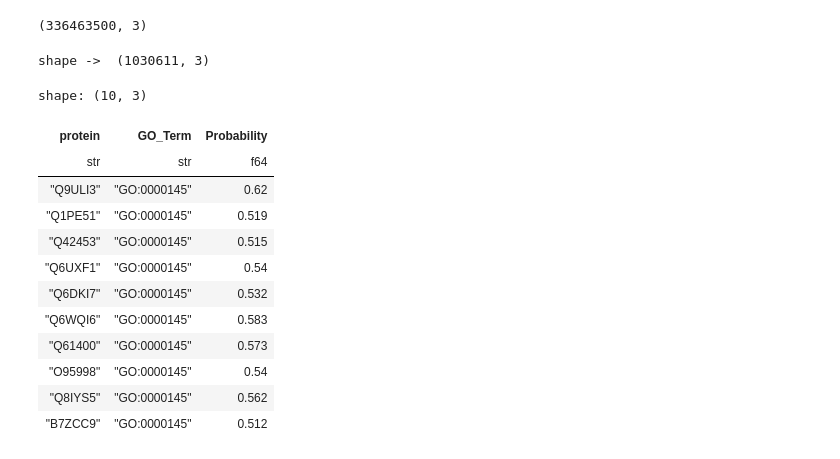
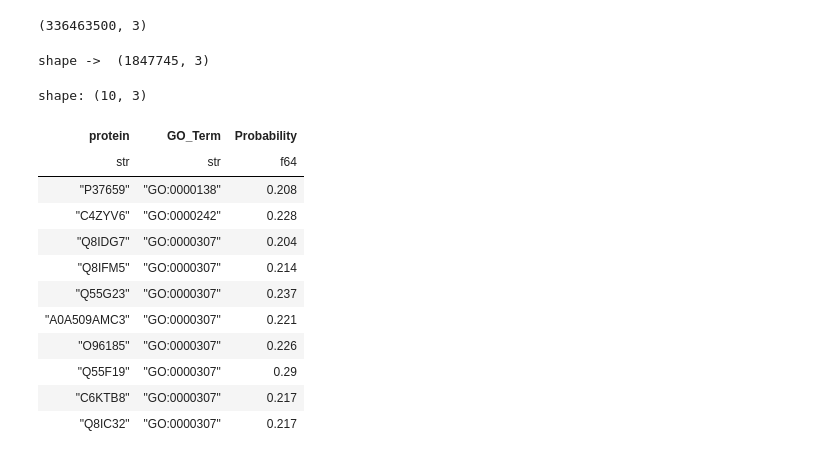
Before and after one commit to sumaniitm/cafa-6-protein-function-prediction-kaggle, a Jupyter notebook: cafa6-baseline-and-feature-engineering.ipynb, the cells around one changed output. Cells and saved outputs as stored; diff of their text form; code cells hidden in the pictures.

```diff
--- a/cafa6-baseline-and-feature-engineering.ipynb
+++ b/cafa6-baseline-and-feature-engineering.ipynb
@@ -484,3 +484,13 @@ valid_ds = generate_tf_datasets(p_df=x_valid, p_BATCH_SIZE_PER_REPLICA = 16, p_l
 train_ds.take(1)
 # %% [output]
 <_TakeDataset element_spec=(TensorSpec(shape=(128, 640), dtype=tf.float32, name=None), TensorSpec(shape=(128, 1500), dtype=tf.float32, name=None))>
+# %%
+EPOCHS = 125
+BATCH_SIZE = 128
+TRAIN_SIZE = 32802
+
+steps_per_epoch = TRAIN_SIZE // BATCH_SIZE
+total_steps = steps_per_epoch * EPOCHS
+
+print("steps_per_epoch -> ",steps_per_epoch)
+print("total_steps -> ",total_steps)
@@ -852,25 +999,25 @@ df_long.shape
 # %% [output]
 (336463500, 3)
 # %%
-threshold = 0.50000
+threshold = 0.20000
 submission_df_cc = df_long.filter(pl.col("Probability") > threshold)
 print("shape -> ",submission_df_cc.shape)
 submission_df_cc.head(10)
 # %% [output]
-shape ->  (1030611, 3)
+shape ->  (1847745, 3)
 shape: (10, 3)
 | protein | GO_Term | Probability |
 | str | str | f64 |
-| "Q9ULI3" | "GO:0000145" | 0.62 |
-| "Q1PE51" | "GO:0000145" | 0.519 |
-| "Q42453" | "GO:0000145" | 0.515 |
-| "Q6UXF1" | "GO:0000145" | 0.54 |
-| "Q6DKI7" | "GO:0000145" | 0.532 |
-| "Q6WQI6" | "GO:0000145" | 0.583 |
-| "Q61400" | "GO:0000145" | 0.573 |
-| "O95998" | "GO:0000145" | 0.54 |
-| "Q8IYS5" | "GO:0000145" | 0.562 |
-| "B7ZCC9" | "GO:0000145" | 0.512 |
+| "P37659" | "GO:0000138" | 0.208 |
+| "C4ZYV6" | "GO:0000242" | 0.228 |
+| "Q8IDG7" | "GO:0000307" | 0.204 |
+| "Q8IFM5" | "GO:0000307" | 0.214 |
+| "Q55G23" | "GO:0000307" | 0.237 |
+| "A0A509AMC3" | "GO:0000307" | 0.221 |
+| "O96185" | "GO:0000307" | 0.226 |
+| "Q55F19" | "GO:0000307" | 0.29 |
+| "C6KTB8" | "GO:0000307" | 0.217 |
+| "Q8IC32" | "GO:0000307" | 0.217 |
 # %%
 dd.sql("select count(distinct(protein)), count(distinct(GO_Term)) from submission_df_cc").pl()
 # %% [output]
```
Also changed, not shown: parts of 32 cells of this notebook.
